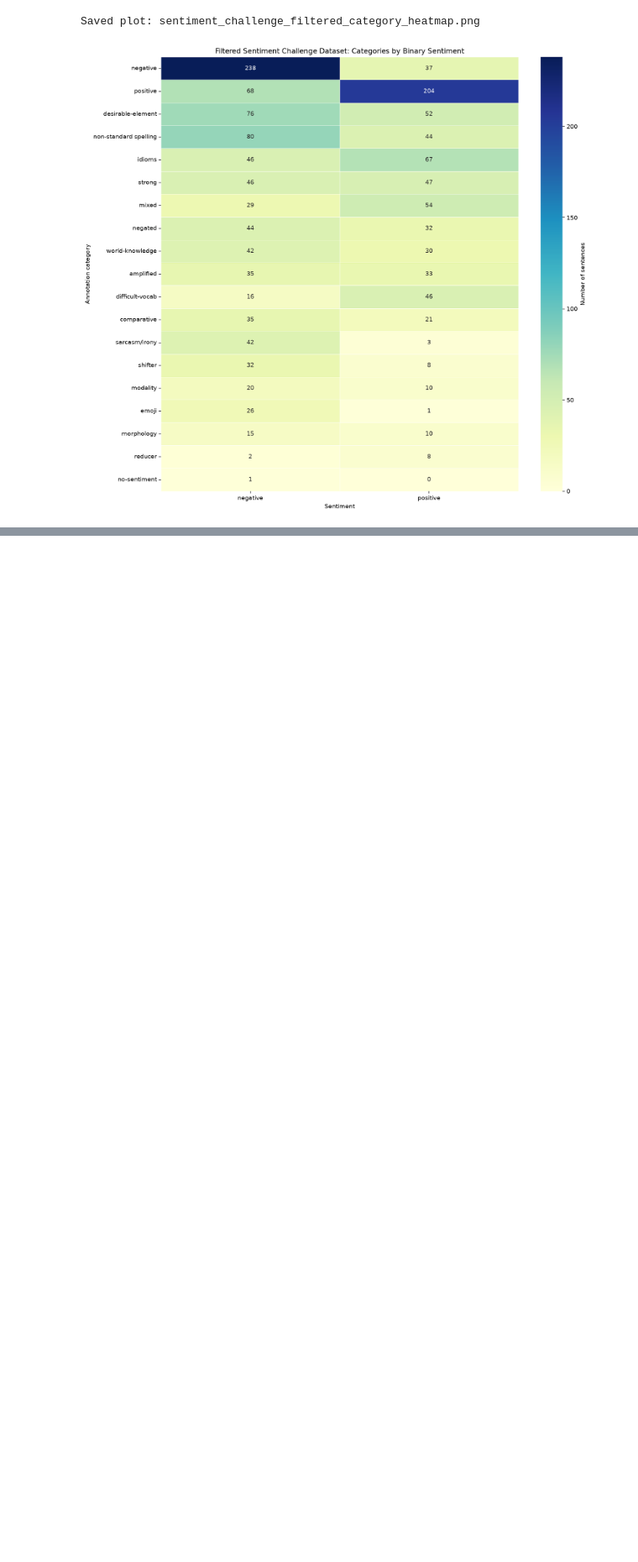
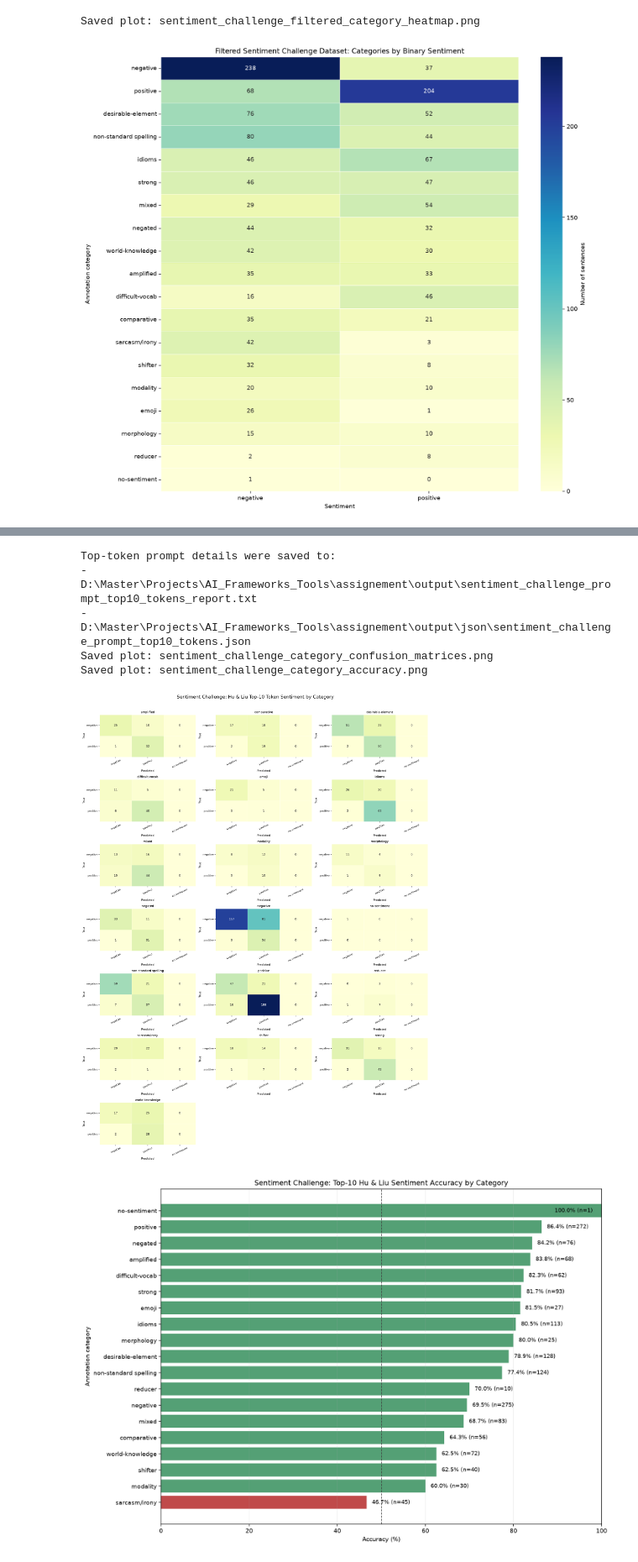
Before and after one commit to ia13400/AI_Frameworks_Tools, a Jupyter notebook: assignement/01_Model_Inspection.ipynb, the cells around one changed output, grey strips where cells are left out. Shown at 84% size. Drawn from its saved outputs; the diff is of its cells as text; code cells hidden in the pictures; blank space fills up the shorter version.

Commit message:
Adding sentiment challenge data set

```diff
--- a/assignement/01_Model_Inspection.ipynb
+++ b/assignement/01_Model_Inspection.ipynb
@@ -535,0 +541,35 @@ Für spätere Analysen ist dieser Datensatz deshalb eine gute Ergänzung zu Hu &
+# %%
+# Define the suffix that is appended to every filtered challenge sentence.
+sentiment_suffix = " I feel very"
+
+# Build one prompt per filtered dataset entry.
+prompt_records = form_sentiment_challenge_prompts(
+    filtered_challenge_records,
+    sentiment_suffix,
+)
+
+# Run the model, save the top-10 next-token predictions, and build category-level metrics.
+challenge_prediction_results, category_confusion_counts, category_accuracy_rows = (
+    run_sentiment_challenge_top_token_analysis(
+        model,
+        tokenizer,
+        device,
+        prompt_records,
+        positive_words,
+        negative_words,
+        top_k=10,
+        batch_size=8,
+    )
+)
+
+# Display the saved confusion-matrix and category-accuracy plots.
+display_image('sentiment_challenge_category_confusion_matrices.png')
+display_image('sentiment_challenge_category_accuracy.png')
+# %% [output]
+Top-token prompt details were saved to:
+- D:\Master\Projects\AI_Frameworks_Tools\assignement\output\sentiment_challenge_prompt_top10_tokens_report.txt
+- D:\Master\Projects\AI_Frameworks_Tools\assignement\output\json\sentiment_challenge_prompt_top10_tokens.json
+Saved plot: sentiment_challenge_category_confusion_matrices.png
+Saved plot: sentiment_challenge_category_accuracy.png
+[figure, added]
+[figure, added]
```
Also changed, not shown: parts of 7 cells of this notebook, 9 other files.
